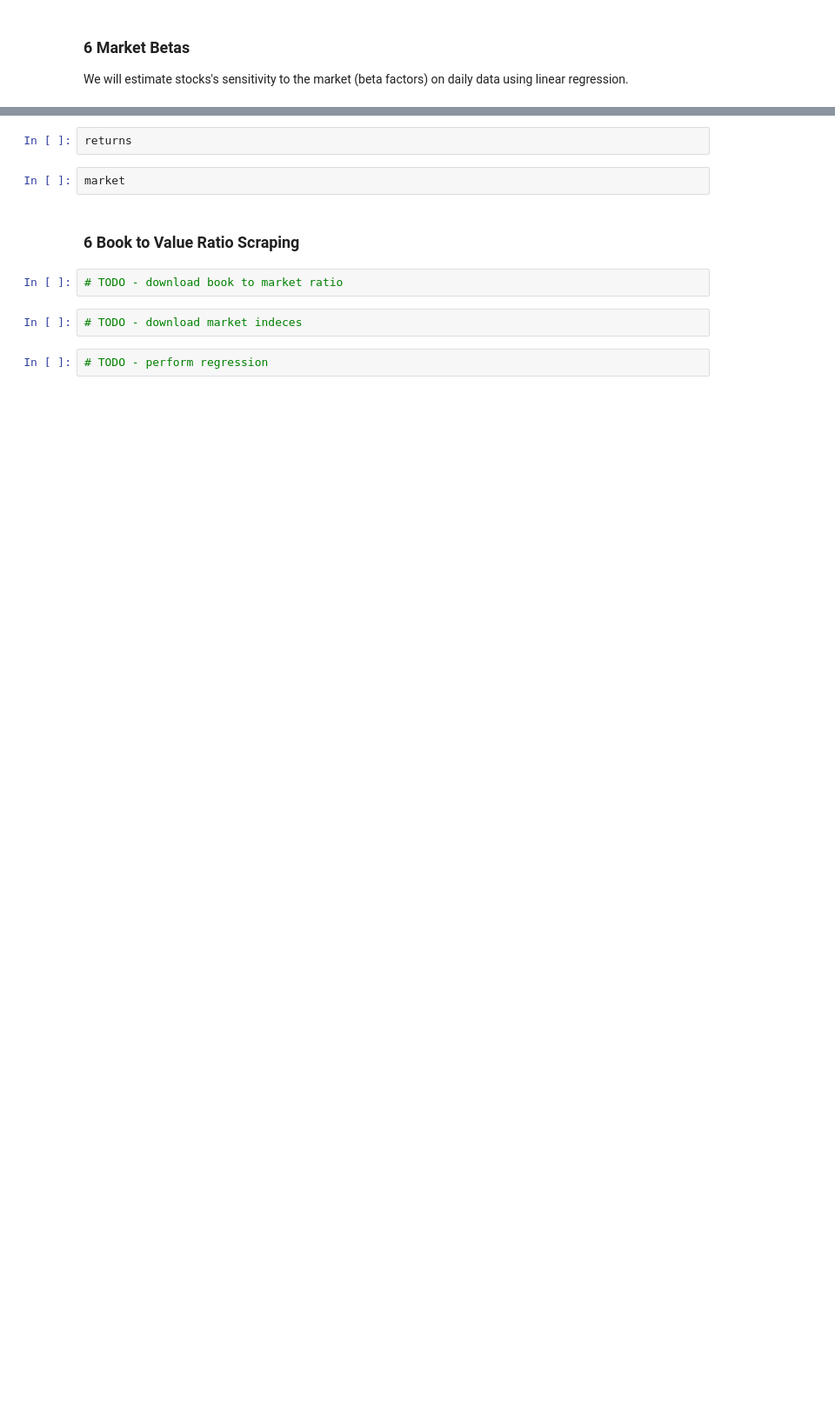
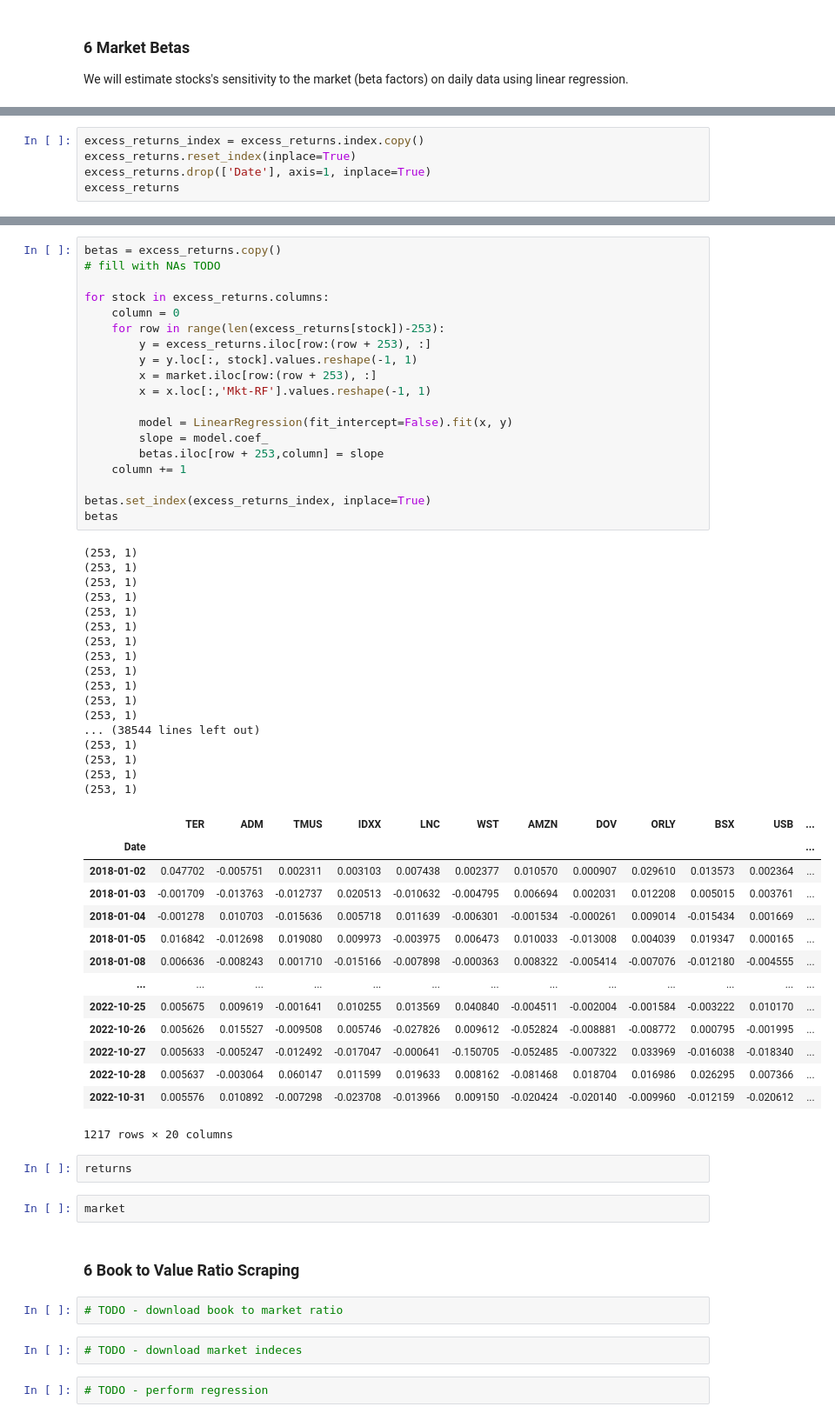
Before and after one commit to tigerbroko/Nova-SBE-Introduction-to-Programming, a Jupyter notebook: Intro-to-Programming-Project.ipynb, the cells around one changed output, grey strips where cells are left out. Shown at 87% size. Saved outputs shown, nothing was run; the diff lists cells and outputs as text; blank space fills up the shorter version.

Commit message:
backup betas intermediate state

```diff
--- a/Intro-to-Programming-Project.ipynb
+++ b/Intro-to-Programming-Project.ipynb
@@ -222,0 +225,5 @@ tail(beta_frame[[4]])
+# %%
+excess_returns_index = excess_returns.index.copy()
+excess_returns.reset_index(inplace=True)
+excess_returns.drop(['Date'], axis=1, inplace=True)
+excess_returns
@@ -223,3 +251,54 @@ tail(beta_frame[[4]])
+# %%
+betas = excess_returns.copy()
+# fill with NAs TODO
+
+for stock in excess_returns.columns:
+    column = 0
+    for row in range(len(excess_returns[stock])-253):
+        y = excess_returns.iloc[row:(row + 253), :]
+        y = y.loc[:, stock].values.reshape(-1, 1)
+        x = market.iloc[row:(row + 253), :]
+        x = x.loc[:,'Mkt-RF'].values.reshape(-1, 1)
+
+        model = LinearRegression(fit_intercept=False).fit(x, y)
+        slope = model.coef_
+        betas.iloc[row + 253,column] = slope
+    column += 1
+
+betas.set_index(excess_returns_index, inplace=True)
+betas
+# %% [output]
+(253, 1)
+(253, 1)
+(253, 1)
+(253, 1)
+(253, 1)
+(253, 1)
+(253, 1)
+(253, 1)
+(253, 1)
+(253, 1)
+(253, 1)
+(253, 1)
+... (38544 lines left out)
+(253, 1)
+(253, 1)
+(253, 1)
+(253, 1)
+|  | TER | ADM | TMUS | IDXX | LNC | WST | AMZN | DOV | ORLY | BSX | USB | ... |
+| Date |  |  |  |  |  |  |  |  |  |  |  | ... |
+| 2018-01-02 | 0.047702 | -0.005751 | 0.002311 | 0.003103 | 0.007438 | 0.002377 | 0.010570 | 0.000907 | 0.029610 | 0.013573 | 0.002364 | ... |
+| 2018-01-03 | -0.001709 | -0.013763 | -0.012737 | 0.020513 | -0.010632 | -0.004795 | 0.006694 | 0.002031 | 0.012208 | 0.005015 | 0.003761 | ... |
+| 2018-01-04 | -0.001278 | 0.010703 | -0.015636 | 0.005718 | 0.011639 | -0.006301 | -0.001534 | -0.000261 | 0.009014 | -0.015434 | 0.001669 | ... |
+| 2018-01-05 | 0.016842 | -0.012698 | 0.019080 | 0.009973 | -0.003975 | 0.006473 | 0.010033 | -0.013008 | 0.004039 | 0.019347 | 0.000165 | ... |
+| 2018-01-08 | 0.006636 | -0.008243 | 0.001710 | -0.015166 | -0.007898 | -0.000363 | 0.008322 | -0.005414 | -0.007076 | -0.012180 | -0.004555 | ... |
+| ... | ... | ... | ... | ... | ... | ... | ... | ... | ... | ... | ... | ... |
+| 2022-10-25 | 0.005675 | 0.009619 | -0.001641 | 0.010255 | 0.013569 | 0.040840 | -0.004511 | -0.002004 | -0.001584 | -0.003222 | 0.010170 | ... |
+| 2022-10-26 | 0.005626 | 0.015527 | -0.009508 | 0.005746 | -0.027826 | 0.009612 | -0.052824 | -0.008881 | -0.008772 | 0.000795 | -0.001995 | ... |
+| 2022-10-27 | 0.005633 | -0.005247 | -0.012492 | -0.017047 | -0.000641 | -0.150705 | -0.052485 | -0.007322 | 0.033969 | -0.016038 | -0.018340 | ... |
+| 2022-10-28 | 0.005637 | -0.003064 | 0.060147 | 0.011599 | 0.019633 | 0.008162 | -0.081468 | 0.018704 | 0.016986 | 0.026295 | 0.007366 | ... |
+| 2022-10-31 | 0.005576 | 0.010892 | -0.007298 | -0.023708 | -0.013966 | 0.009150 | -0.020424 | -0.020140 | -0.009960 | -0.012159 | -0.020612 | ... |
+1217 rows × 20 columns
 # %%
 returns
 # %%
```
Also changed, not shown: parts of 11 cells of this notebook, 2 other files.
